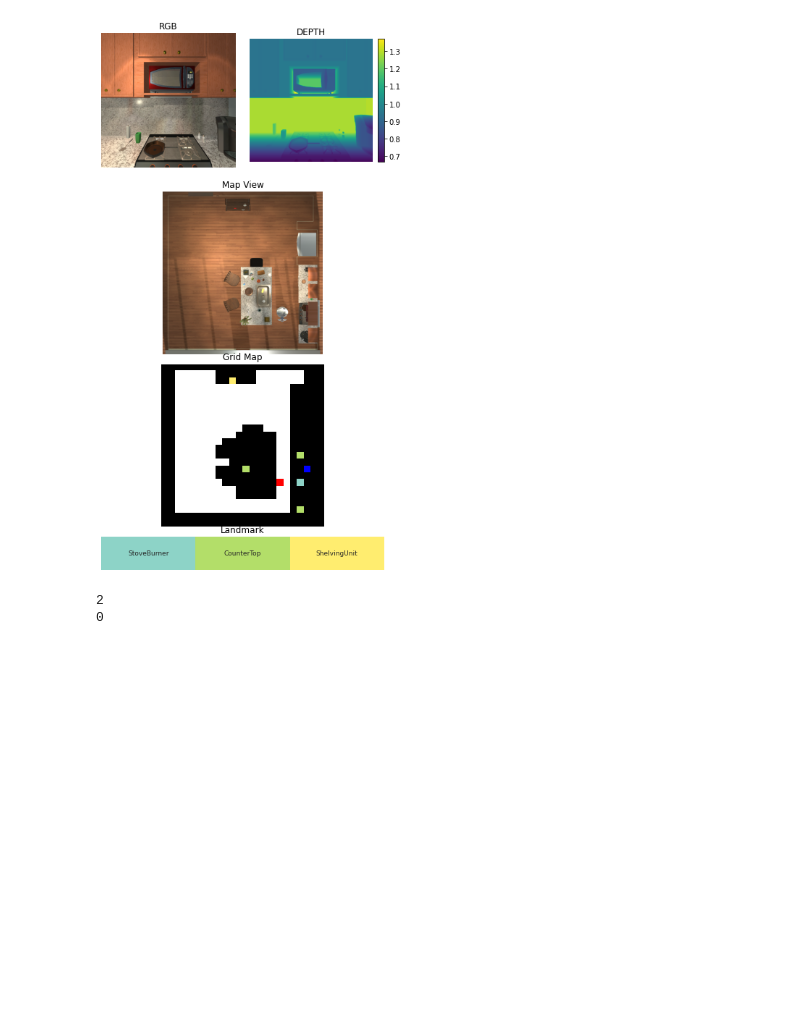
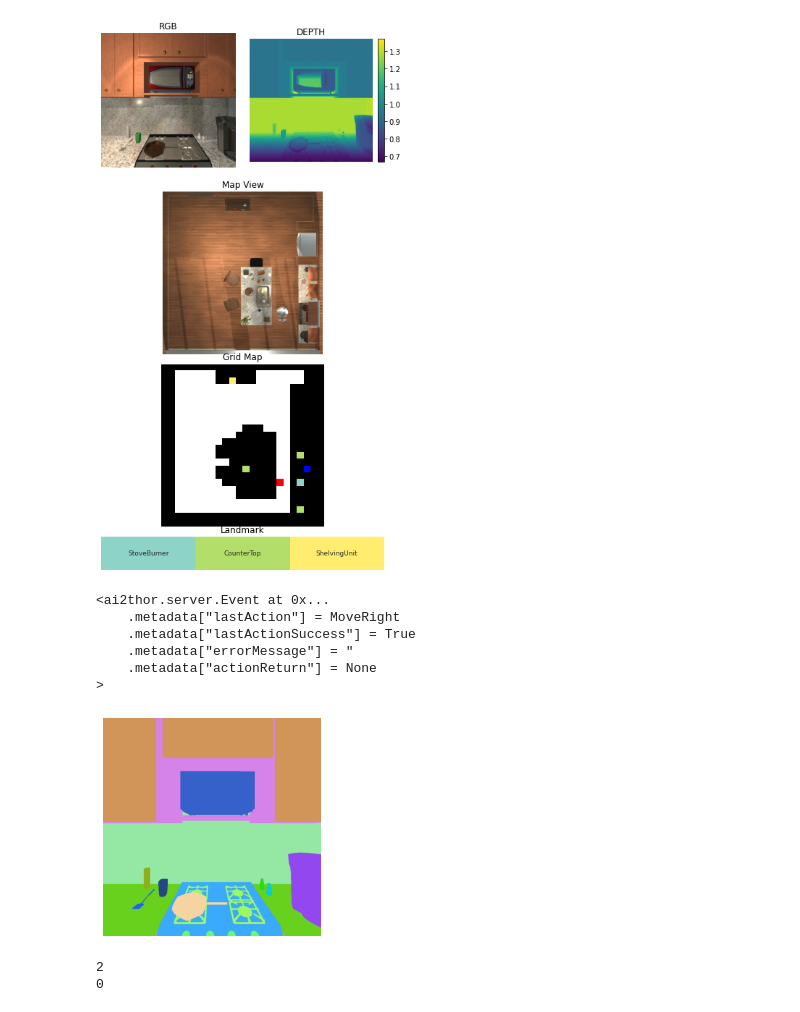
Before and after one commit to jeongeun980906/Zeroshot-Active-VIsual-Search, a Jupyter notebook: Detection.ipynb, the cells around one changed output. Drawn from its saved outputs; the diff is of its cells as text; code cells hidden in the pictures; blank space fills up the shorter version.

```diff
--- a/Detection.ipynb
+++ b/Detection.ipynb
@@ -128,6 +130,34 @@ plot_frames(controller.last_event,imshow_grid,landmark_config)
 0
 (739, 725, 4)
 [figure]
+# %%
+controller.step(action="MoveRight")
+# %% [output]
+<ai2thor.server.Event at 0x...
+    .metadata["lastAction"] = MoveRight
+    .metadata["lastActionSuccess"] = True
+    .metadata["errorMessage"] = "
+    .metadata["actionReturn"] = None
+>
+# %%
+instance_segmentation = controller.last_event.class_segmentation_frame
+query_color = controller.last_event.object_id_to_color[query_object_name]
+temp = np.zeros((instance_segmentation.shape[0],instance_segmentation.shape[1]))
+
+# print(controller.last_event.object_id_to_color)
+R = np.where(instance_segmentation[:,:,0]==query_color[0])
+G = np.where(instance_segmentation[:,:,1]==query_color[1])
+B = np.where(instance_segmentation[:,:,2]==query_color[2])
+temp[R[0],R[1]] += 1
+temp[G[0],G[1]] += 1
+temp[B[0],B[1]] += 1
+temp = np.where(temp==3)
+GT_box = [min(temp[1]),min(temp[0]),max(temp[1]),max(temp[0])]
+plt.imshow(instance_segmentation)
+plt.axis('off')
+plt.show()
+# %% [output]
+[figure, added]
 # %%
 print(torch.cuda.device_count())
 torch.cuda.set_device(0)
```
Also changed, not shown: parts of 9 cells of this notebook, 4 other files.
